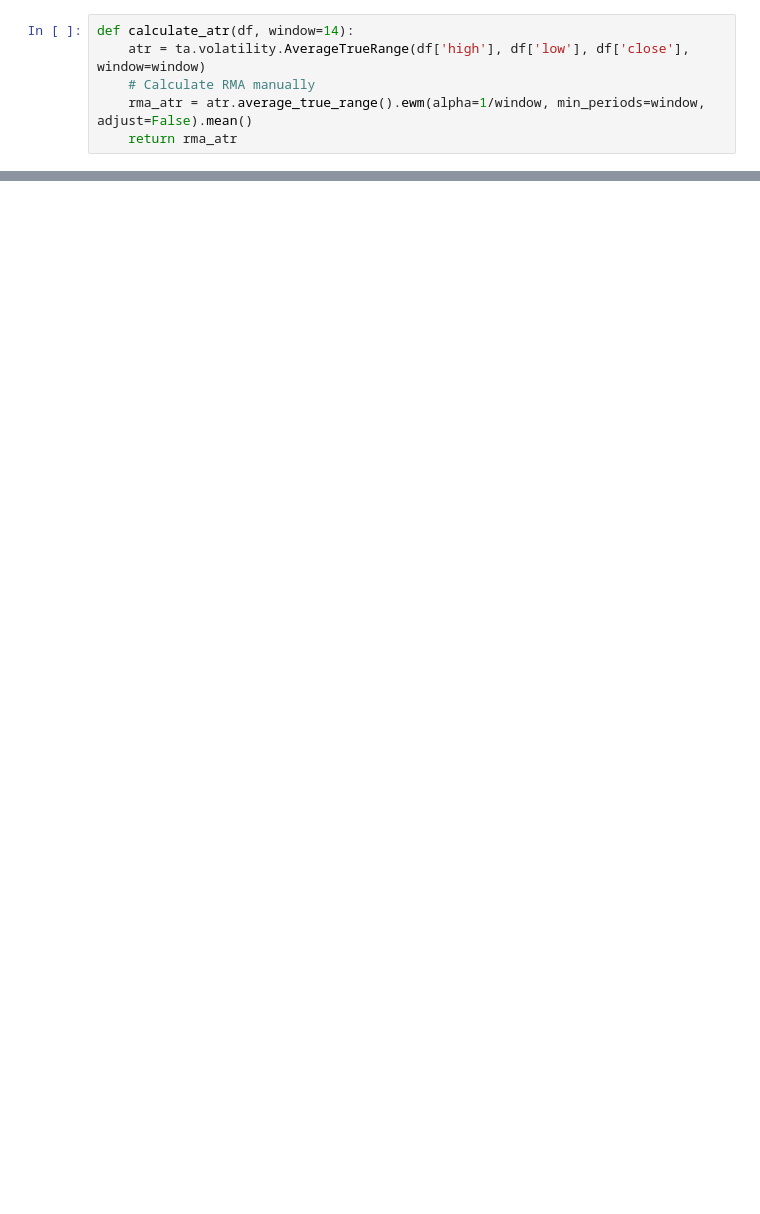
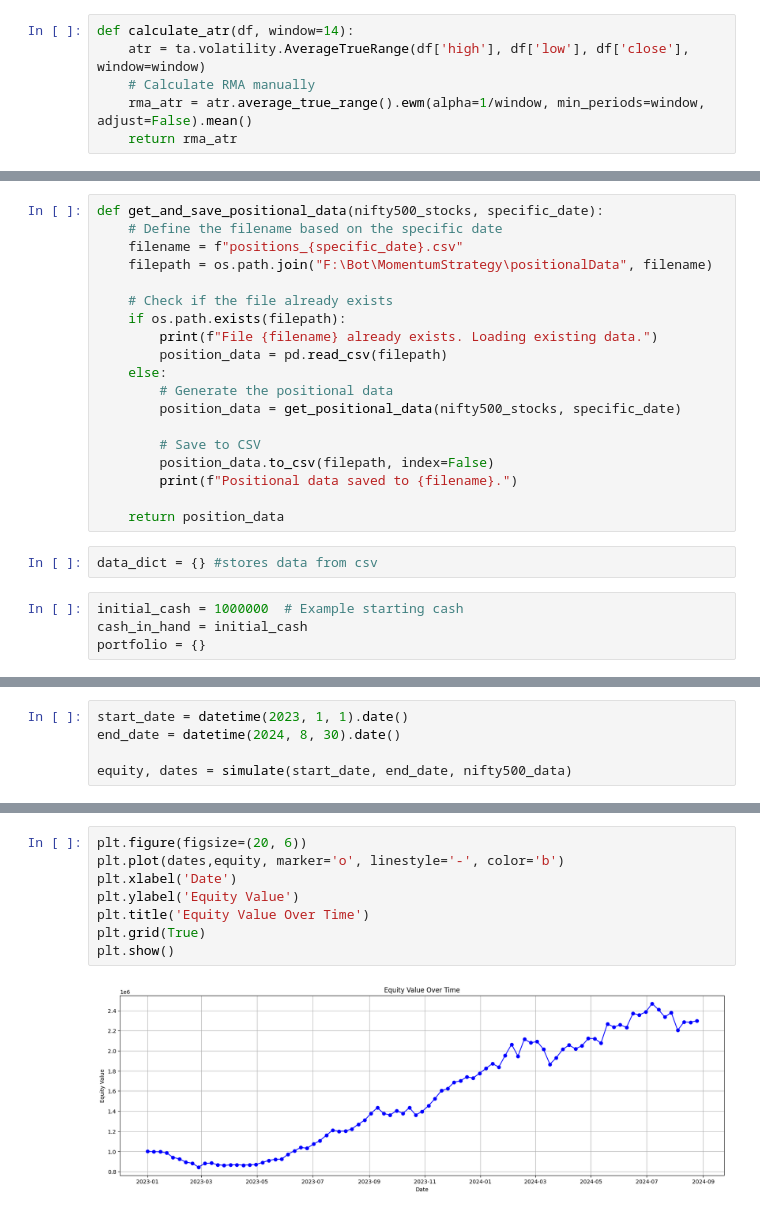
Before and after one commit to btst-tech/Momentum-Strategy, a Jupyter notebook: scanner.ipynb, the cells around one changed output, grey strips where cells are left out. Saved outputs shown, nothing was run; the diff lists cells and outputs as text; blank space fills up the shorter version.

```diff
--- a/scanner.ipynb
+++ b/scanner.ipynb
@@ -242,0 +245,25 @@ new_row = {
+# %%
+def get_and_save_positional_data(nifty500_stocks, specific_date):
+    # Define the filename based on the specific date
+    filename = f"positions_{specific_date}.csv"
+    filepath = os.path.join("F:\Bot\MomentumStrategy\positionalData", filename)
+
+    # Check if the file already exists
+    if os.path.exists(filepath):
+        print(f"File {filename} already exists. Loading existing data.")
+        position_data = pd.read_csv(filepath)
+    else:
+        # Generate the positional data
+        position_data = get_positional_data(nifty500_stocks, specific_date)
+
+        # Save to CSV
+        position_data.to_csv(filepath, index=False)
+        print(f"Positional data saved to {filename}.")
+
+    return position_data
+# %%
+data_dict = {} #stores data from csv
+# %%
+initial_cash = 1000000  # Example starting cash
+cash_in_hand = initial_cash
+portfolio = {}
@@ -242,0 +482,5 @@ new_row = {
+# %%
+start_date = datetime(2023, 1, 1).date()
+end_date = datetime(2024, 8, 30).date()
+
+equity, dates = simulate(start_date, end_date, nifty500_data)
@@ -242,0 +505,10 @@ new_row = {
+# %%
+plt.figure(figsize=(20, 6))
+plt.plot(dates,equity, marker='o', linestyle='-', color='b')
+plt.xlabel('Date')
+plt.ylabel('Equity Value')
+plt.title('Equity Value Over Time')
+plt.grid(True)
+plt.show()
+# %% [output]
+[figure, added]
```
Also changed, not shown: parts of 16 cells of this notebook.
